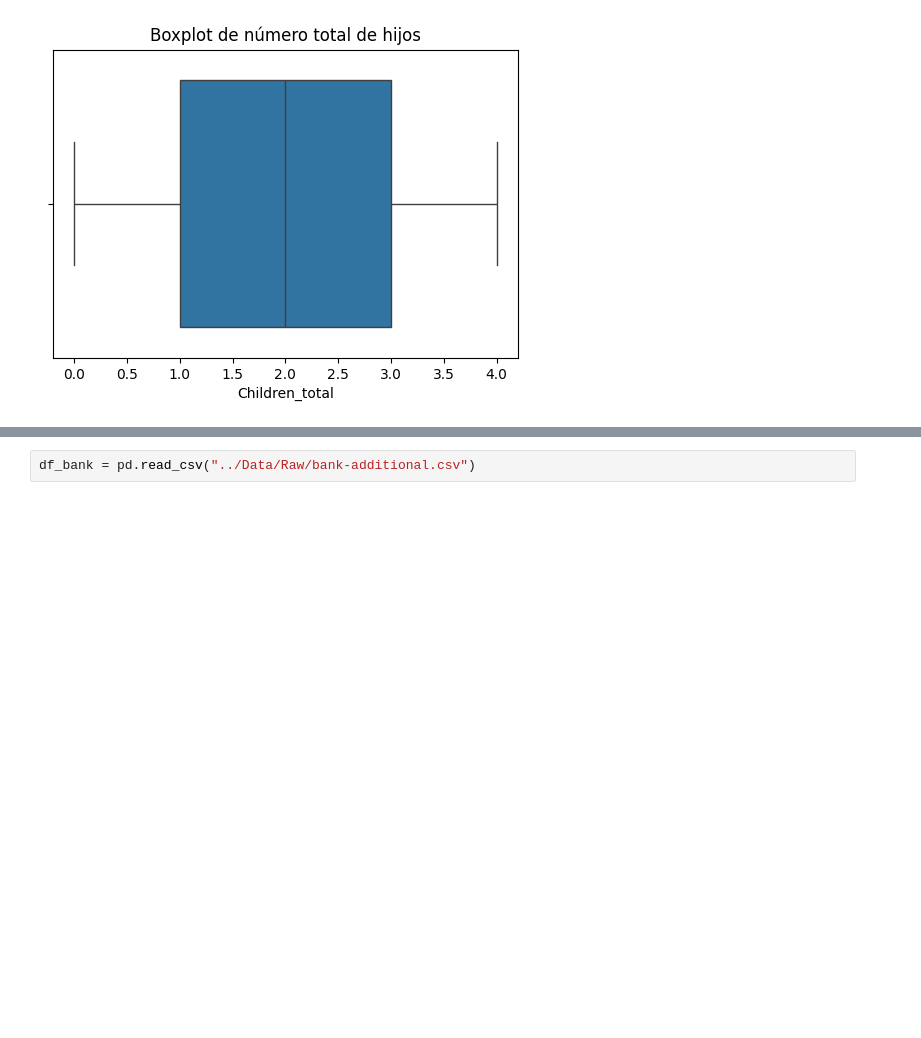
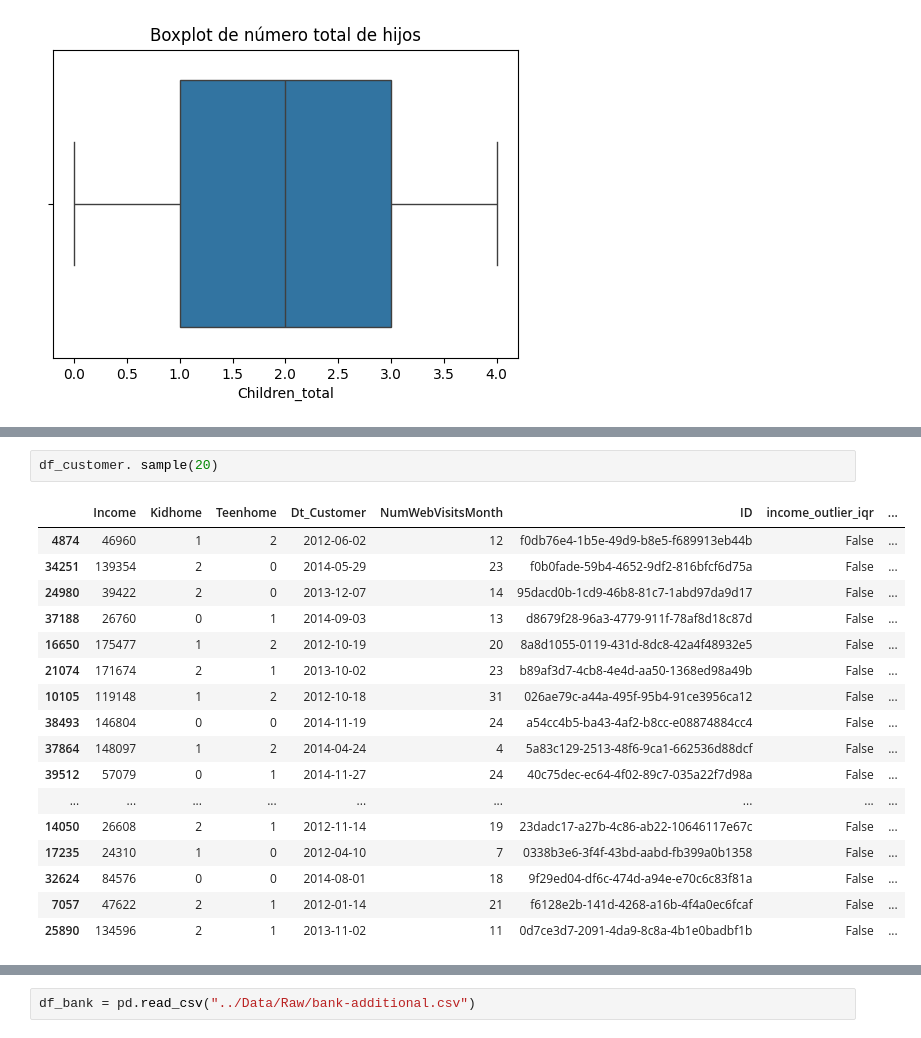
Before and after one commit to PatriciaMerinero/PROYECTO_EDA_PYTHON, a Jupyter notebook: Notebook/01-analisis_preliminar.ipynb, the cells around one changed output, grey strips where cells are left out. Cells and saved outputs as stored; diff of their text form; blank space fills up the shorter version.

```diff
--- a/Notebook/01-analisis_preliminar.ipynb
+++ b/Notebook/01-analisis_preliminar.ipynb
@@ -284,0 +303,20 @@ plt.show()
+# %%
+df_customer. sample(20)
+# %% [output]
+|  | Income | Kidhome | Teenhome | Dt_Customer | NumWebVisitsMonth | ID | income_outlier_iqr | ... |
+| 4874 | 46960 | 1 | 2 | 2012-06-02 | 12 | f0db76e4-1b5e-49d9-b8e5-f689913eb44b | False | ... |
+| 34251 | 139354 | 2 | 0 | 2014-05-29 | 23 | f0b0fade-59b4-4652-9df2-816bfcf6d75a | False | ... |
+| 24980 | 39422 | 2 | 0 | 2013-12-07 | 14 | 95dacd0b-1cd9-46b8-81c7-1abd97da9d17 | False | ... |
+| 37188 | 26760 | 0 | 1 | 2014-09-03 | 13 | d8679f28-96a3-4779-911f-78af8d18c87d | False | ... |
+| 16650 | 175477 | 1 | 2 | 2012-10-19 | 20 | 8a8d1055-0119-431d-8dc8-42a4f48932e5 | False | ... |
+| 21074 | 171674 | 2 | 1 | 2013-10-02 | 23 | b89af3d7-4cb8-4e4d-aa50-1368ed98a49b | False | ... |
+| 10105 | 119148 | 1 | 2 | 2012-10-18 | 31 | 026ae79c-a44a-495f-95b4-91ce3956ca12 | False | ... |
+| 38493 | 146804 | 0 | 0 | 2014-11-19 | 24 | a54cc4b5-ba43-4af2-b8cc-e08874884cc4 | False | ... |
+| 37864 | 148097 | 1 | 2 | 2014-04-24 | 4 | 5a83c129-2513-48f6-9ca1-662536d88dcf | False | ... |
+| 39512 | 57079 | 0 | 1 | 2014-11-27 | 24 | 40c75dec-ec64-4f02-89c7-035a22f7d98a | False | ... |
+| ... | ... | ... | ... | ... | ... | ... | ... | ... |
+| 14050 | 26608 | 2 | 1 | 2012-11-14 | 19 | 23dadc17-a27b-4c86-ab22-10646117e67c | False | ... |
+| 17235 | 24310 | 1 | 0 | 2012-04-10 | 7 | 0338b3e6-3f4f-43bd-aabd-fb399a0b1358 | False | ... |
+| 32624 | 84576 | 0 | 0 | 2014-08-01 | 18 | 9f29ed04-df6c-474d-a94e-e70c6c83f81a | False | ... |
+| 7057 | 47622 | 2 | 1 | 2012-01-14 | 21 | f6128e2b-141d-4268-a16b-4f4a0ec6fcaf | False | ... |
+| 25890 | 134596 | 2 | 1 | 2013-11-02 | 11 | 0d7ce3d7-2091-4da9-8c8a-4b1e0badbf1b | False | ... |
```
Also changed, not shown: parts of 8 cells of this notebook.
